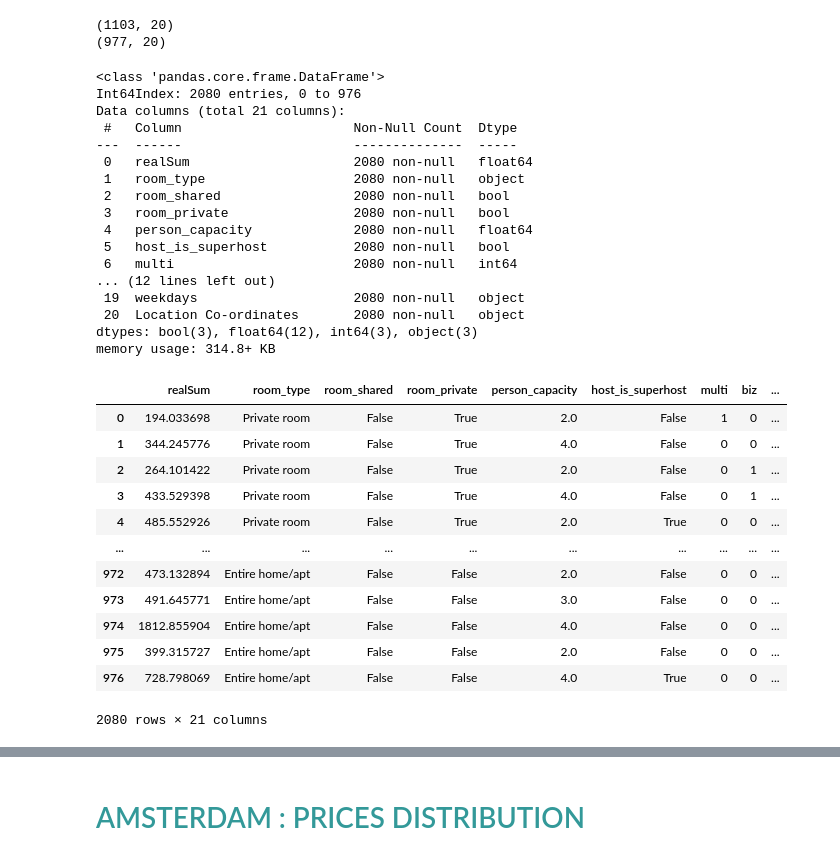
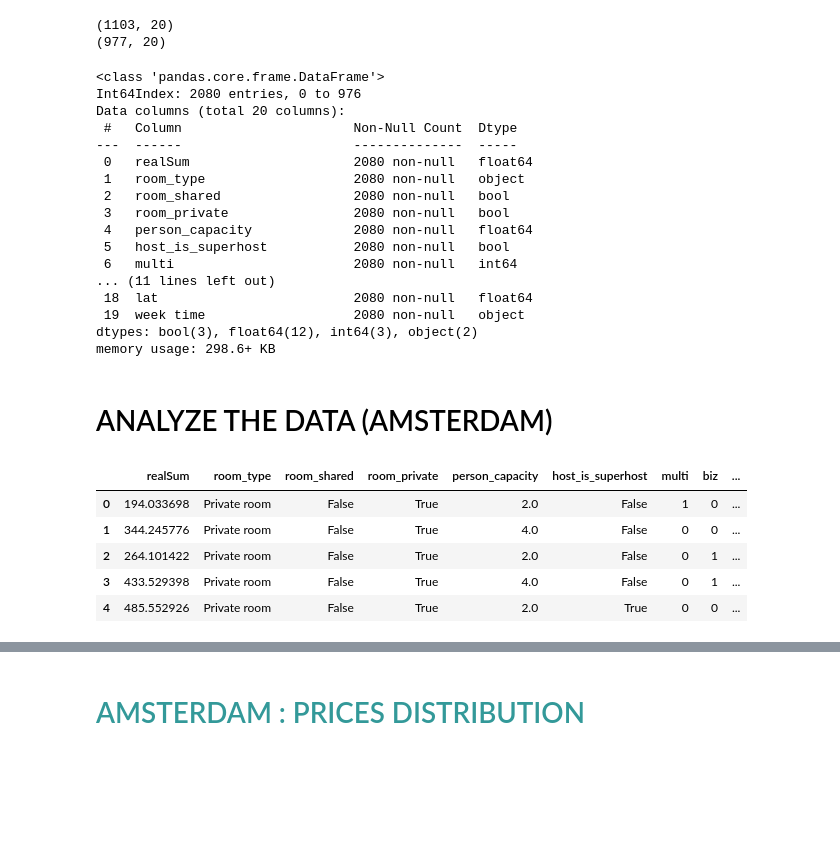
Before and after one commit to ibabarx/Machine-Learning-Hands-On, a Jupyter notebook: Airbnb Prices in European Cities/amsterdam.ipynb, the cells around one changed output, grey strips where cells are left out. Drawn from its saved outputs; the diff is of its cells as text; code cells hidden in the pictures; blank space fills up the shorter version.

```diff
--- a/Airbnb Prices in European Cities/amsterdam.ipynb
+++ b/Airbnb Prices in European Cities/amsterdam.ipynb
@@ -21,22 +21,20 @@ print(amsterdam_weekends.shape)
 (977, 20)
 # %%
 def combine(csv_1,col_1,csv_2,col_2):
-    csv_1['weekdays'] = col_1
-    csv_2['weekdays'] = col_2
+    csv_1['week time'] = col_1
+    csv_2['week time'] = col_2
     csv_1.drop(columns = ['Unnamed: 0'],inplace=True)
     csv_2.drop(columns = ['Unnamed: 0'],inplace=True)
     merged = pd.concat([csv_1, csv_2])
     return merged
 # %%
 amsterdam = combine(amsterdam_weekdays,'weekdays',amsterdam_weekends,'weekends')
-# %%
-amsterdam['Location Co-ordinates'] = amsterdam.apply(lambda row: (row['lat'], row['lng']), axis=1)
 # %%
 amsterdam.info()
 # %% [output]
 <class 'pandas.core.frame.DataFrame'>
 Int64Index: 2080 entries, 0 to 976
-Data columns (total 21 columns):
+Data columns (total 20 columns):
  #   Column                      Non-Null Count  Dtype
 ---  ------                      --------------  -----
  0   realSum                     2080 non-null   float64
@@ -46,27 +44,22 @@ Data columns (total 21 columns):
  4   person_capacity             2080 non-null   float64
  5   host_is_superhost           2080 non-null   bool
  6   multi                       2080 non-null   int64
-... (12 lines left out)
- 19  weekdays                    2080 non-null   object
- 20  Location Co-ordinates       2080 non-null   object
-dtypes: bool(3), float64(12), int64(3), object(3)
-memory usage: 314.8+ KB
+... (11 lines left out)
+ 18  lat                         2080 non-null   float64
+ 19  week time                   2080 non-null   object
+dtypes: bool(3), float64(12), int64(3), object(2)
+memory usage: 298.6+ KB
+# %% [markdown]
+# <span style="color:#000000; font-size:1em;">ANALYZE THE DATA (AMSTERDAM)</span>
 # %%
-amsterdam
+amsterdam.head()
 # %% [output]
 |  | realSum | room_type | room_shared | room_private | person_capacity | host_is_superhost | multi | biz | ... |
 | 0 | 194.033698 | Private room | False | True | 2.0 | False | 1 | 0 | ... |
 | 1 | 344.245776 | Private room | False | True | 4.0 | False | 0 | 0 | ... |
 | 2 | 264.101422 | Private room | False | True | 2.0 | False | 0 | 1 | ... |
 | 3 | 433.529398 | Private room | False | True | 4.0 | False | 0 | 1 | ... |
 | 4 | 485.552926 | Private room | False | True | 2.0 | True | 0 | 0 | ... |
-| ... | ... | ... | ... | ... | ... | ... | ... | ... | ... |
-| 972 | 473.132894 | Entire home/apt | False | False | 2.0 | False | 0 | 0 | ... |
-| 973 | 491.645771 | Entire home/apt | False | False | 3.0 | False | 0 | 0 | ... |
-| 974 | 1812.855904 | Entire home/apt | False | False | 4.0 | False | 0 | 0 | ... |
-| 975 | 399.315727 | Entire home/apt | False | False | 2.0 | False | 0 | 0 | ... |
-| 976 | 728.798069 | Entire home/apt | False | False | 4.0 | True | 0 | 0 | ... |
-2080 rows × 21 columns
 # %%
 amsterdam.describe()
 # %% [output]
```
Also changed, not shown: parts of 30 cells of this notebook.
